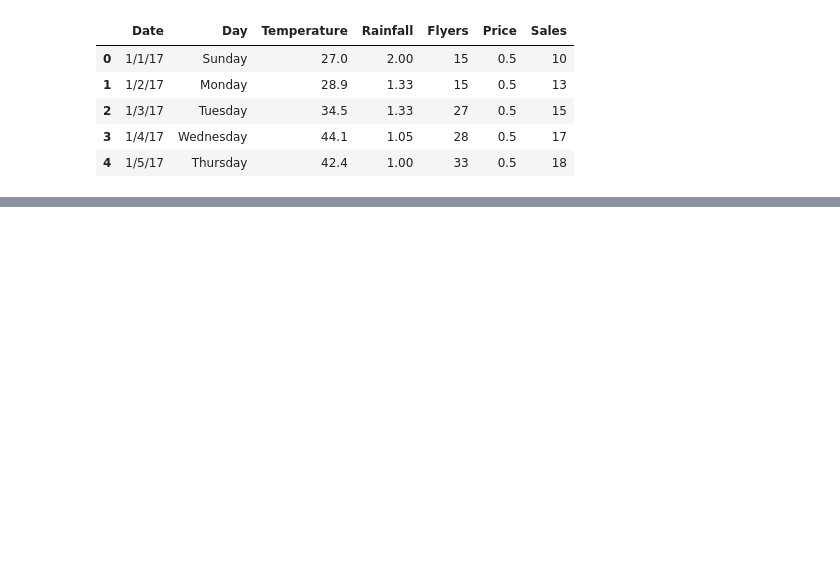
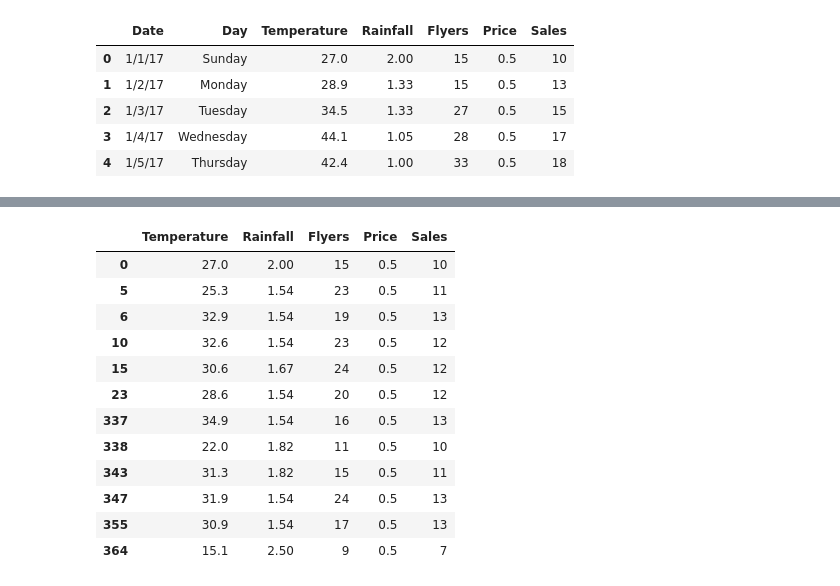
Before and after one commit to DerekBixby/anomaly-detection-exercises, a Jupyter notebook: continuous-probabilistic-methods.ipynb, the cells around one changed output, grey strips where cells are left out. Saved outputs shown, nothing was run; the diff lists cells and outputs as text; code cells hidden in the pictures; blank space fills up the shorter version.

```diff
--- a/continuous-probabilistic-methods.ipynb
+++ b/continuous-probabilistic-methods.ipynb
@@ -39,0 +517,28 @@ df.head()
+# %%
+# start with an inner fence calculation
+multiplier = 2
+# calculate our q1 and q3
+q1 = df.Rainfall.quantile(0.25)
+q3 = df.Rainfall.quantile(0.75)
+iqr = q3 - q1
+
+
+
+inner_lower_fence = q1 - (multiplier * iqr)
+inner_upper_fence = q3 + (multiplier * iqr)
+
+df[(df['Rainfall'] < inner_lower_fence) |  (df['Rainfall'] > inner_upper_fence)]
+# %% [output]
+|  | Temperature | Rainfall | Flyers | Price | Sales |
+| 0 | 27.0 | 2.00 | 15 | 0.5 | 10 |
+| 5 | 25.3 | 1.54 | 23 | 0.5 | 11 |
+| 6 | 32.9 | 1.54 | 19 | 0.5 | 13 |
+| 10 | 32.6 | 1.54 | 23 | 0.5 | 12 |
+| 15 | 30.6 | 1.67 | 24 | 0.5 | 12 |
+| 23 | 28.6 | 1.54 | 20 | 0.5 | 12 |
+| 337 | 34.9 | 1.54 | 16 | 0.5 | 13 |
+| 338 | 22.0 | 1.82 | 11 | 0.5 | 10 |
+| 343 | 31.3 | 1.82 | 15 | 0.5 | 11 |
+| 347 | 31.9 | 1.54 | 24 | 0.5 | 13 |
+| 355 | 30.9 | 1.54 | 17 | 0.5 | 13 |
+| 364 | 15.1 | 2.50 | 9 | 0.5 | 7 |
```
Also changed, not shown: parts of 46 cells of this notebook.
